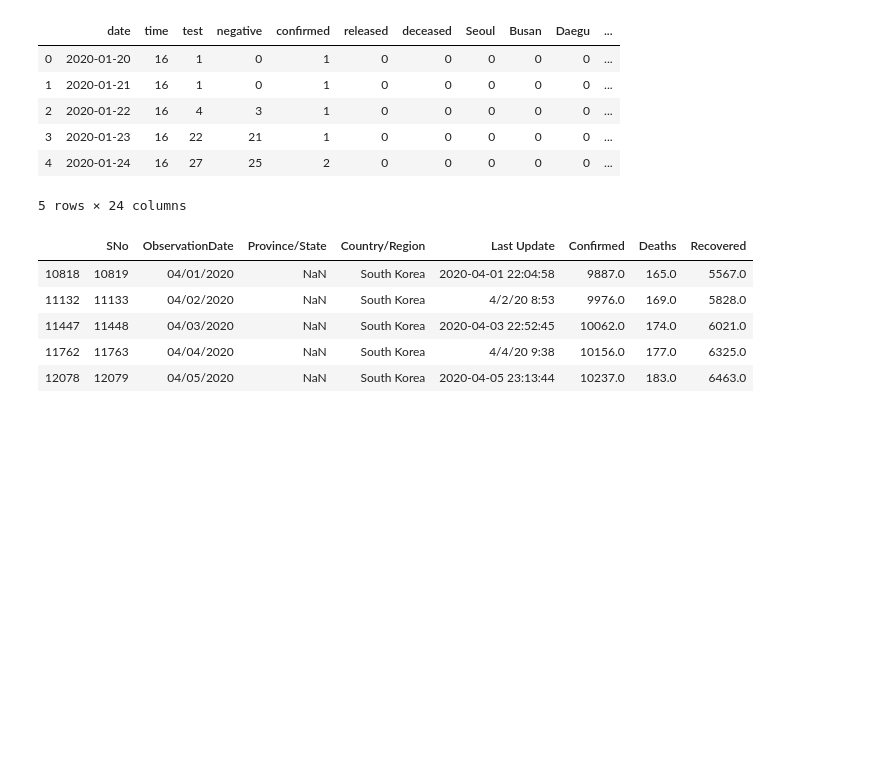
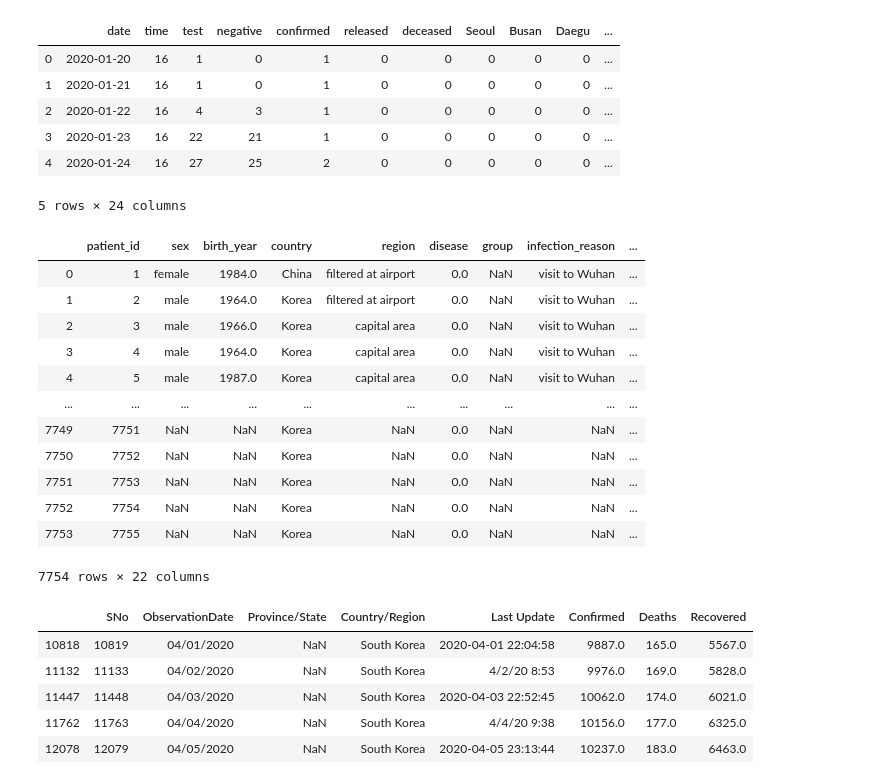
Before and after one commit to mohripan/Feature-Engineering-COVID-19, a Jupyter notebook: covid19_feature_engineering.ipynb, the cells around one changed output. Saved outputs shown, nothing was run; the diff lists cells and outputs as text; code cells hidden in the pictures; blank space fills up the shorter version.

```diff
--- a/covid19_feature_engineering.ipynb
+++ b/covid19_feature_engineering.ipynb
@@ -520,6 +520,22 @@ time_df.head()
 | 3 | 2020-01-23 | 16 | 22 | 21 | 1 | 0 | 0 | 0 | 0 | 0 | ... |
 | 4 | 2020-01-24 | 16 | 27 | 25 | 2 | 0 | 0 | 0 | 0 | 0 | ... |
 5 rows × 24 columns
+# %%
+patient_df
+# %% [output]
+|  | patient_id | sex | birth_year | country | region | disease | group | infection_reason | ... |
+| 0 | 1 | female | 1984.0 | China | filtered at airport | 0.0 | NaN | visit to Wuhan | ... |
+| 1 | 2 | male | 1964.0 | Korea | filtered at airport | 0.0 | NaN | visit to Wuhan | ... |
+| 2 | 3 | male | 1966.0 | Korea | capital area | 0.0 | NaN | visit to Wuhan | ... |
+| 3 | 4 | male | 1964.0 | Korea | capital area | 0.0 | NaN | visit to Wuhan | ... |
+| 4 | 5 | male | 1987.0 | Korea | capital area | 0.0 | NaN | visit to Wuhan | ... |
+| ... | ... | ... | ... | ... | ... | ... | ... | ... | ... |
+| 7749 | 7751 | NaN | NaN | Korea | NaN | 0.0 | NaN | NaN | ... |
+| 7750 | 7752 | NaN | NaN | Korea | NaN | 0.0 | NaN | NaN | ... |
+| 7751 | 7753 | NaN | NaN | Korea | NaN | 0.0 | NaN | NaN | ... |
+| 7752 | 7754 | NaN | NaN | Korea | NaN | 0.0 | NaN | NaN | ... |
+| 7753 | 7755 | NaN | NaN | Korea | NaN | 0.0 | NaN | NaN | ... |
+7754 rows × 22 columns
 # %%
 time_confirm = pd.read_csv('DATA/covid_19_data.csv')
 # %%
```
Also changed, not shown: parts of 4 cells of this notebook, 12 other files.
